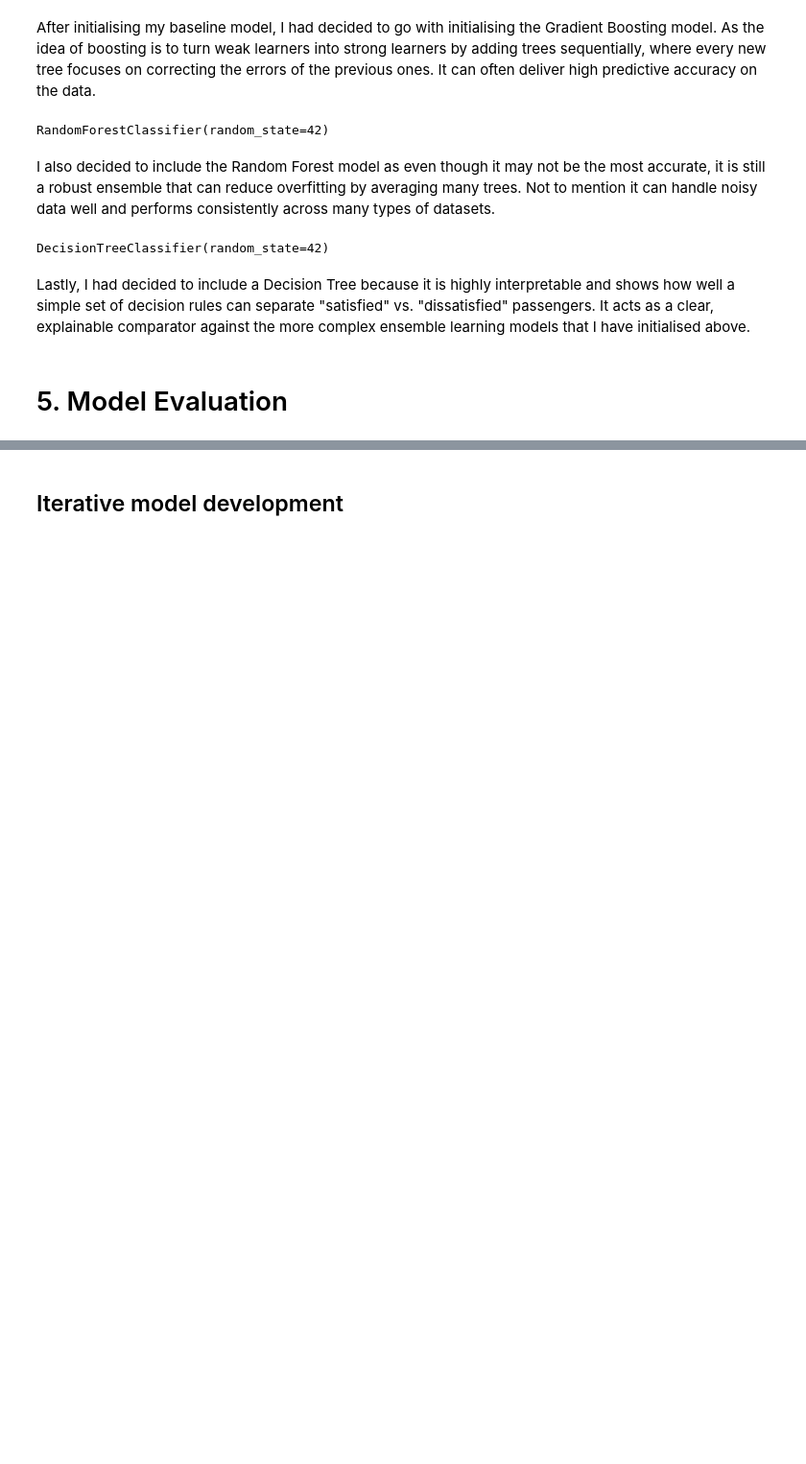
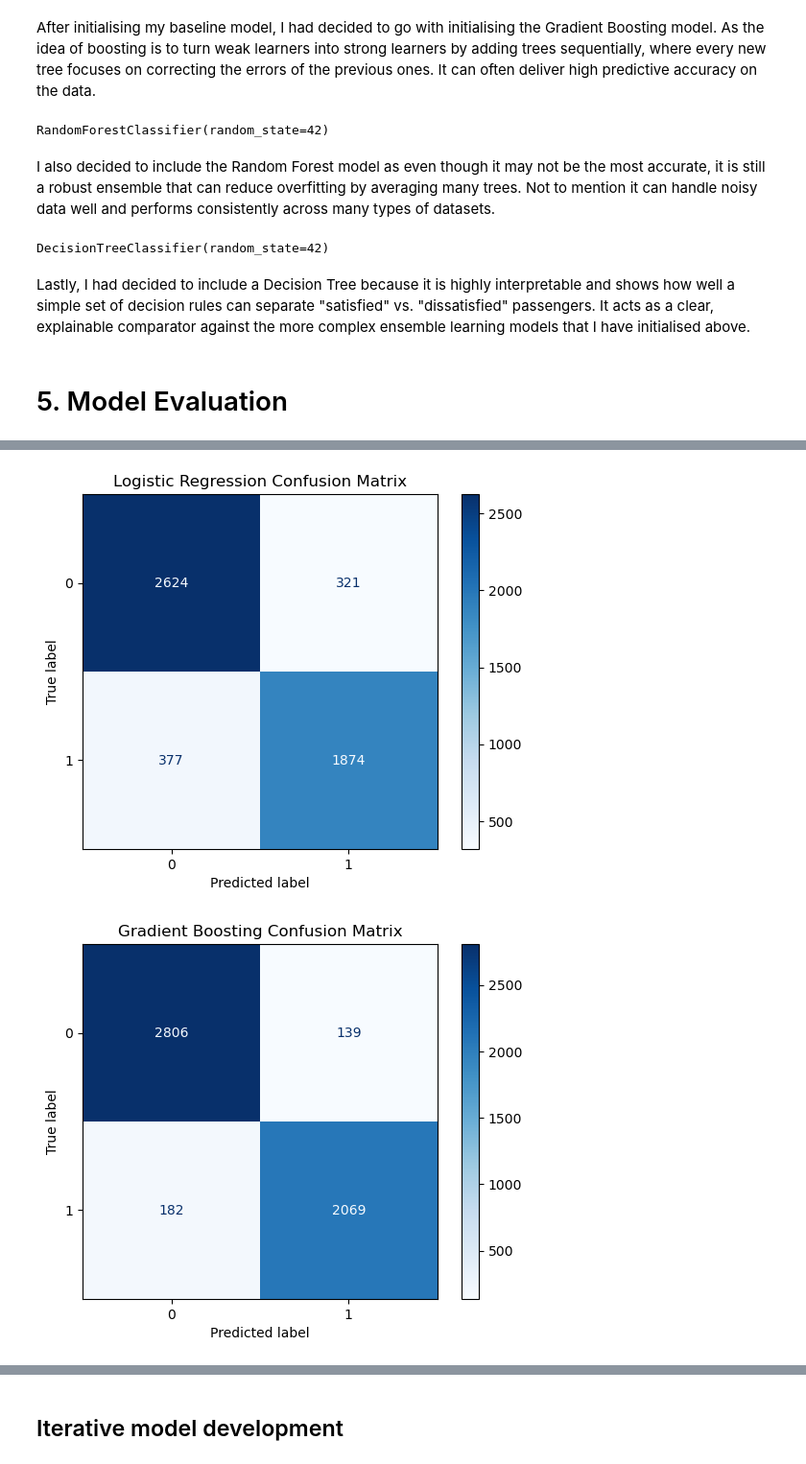
Before and after one commit to EthanYip-prog/MLDP_Project, a Jupyter notebook: MLDP_Project_Ethan.ipynb, the cells around one changed output, grey strips where cells are left out. Shown at 96% size. Cells and saved outputs as stored; diff of their text form; code cells hidden in the pictures; blank space fills up the shorter version.

Commit message:
Completed the Model Evaluation Section

```diff
--- a/MLDP_Project_Ethan.ipynb
+++ b/MLDP_Project_Ethan.ipynb
@@ -496,0 +562,15 @@ Lastly, I had decided to include a Decision Tree because it is highly interpreta
+# %%
+## Classification Report
+from sklearn.metrics import classification_report
+
+models = {
+    "Logistic Regression": baseline_model,
+    "Gradient Boosting": gbt,
+    "Random Forest": rf,
+    "Decision Tree": dt
+}
+
+for name, model in models.items():
+    y_pred = model.predict(X_test)
+    print(f"\n{name} Classification Report:")
+    print(classification_report(y_test, y_pred))
@@ -496,0 +595,22 @@ Lastly, I had decided to include a Decision Tree because it is highly interpreta
+# %%
+## Confusion Matrix
+from sklearn.metrics import confusion_matrix, ConfusionMatrixDisplay
+
+models = {
+    "Logistic Regression": baseline_model,
+    "Gradient Boosting": gbt,
+    "Random Forest": rf,
+    "Decision Tree": dt
+}
+
+for name, model in models.items():
+    y_pred = model.predict(X_test)
+    cm = confusion_matrix(y_test, y_pred)
+
+    disp = ConfusionMatrixDisplay(confusion_matrix=cm, display_labels=[0, 1])
+    disp.plot(cmap="Blues", values_format="d")
+    plt.title(f"{name} Confusion Matrix")
+    plt.show()
+# %% [output]
+[figure, added]
+[figure, added]
```
Also changed, not shown: parts of 23 cells of this notebook, 2 other files.
